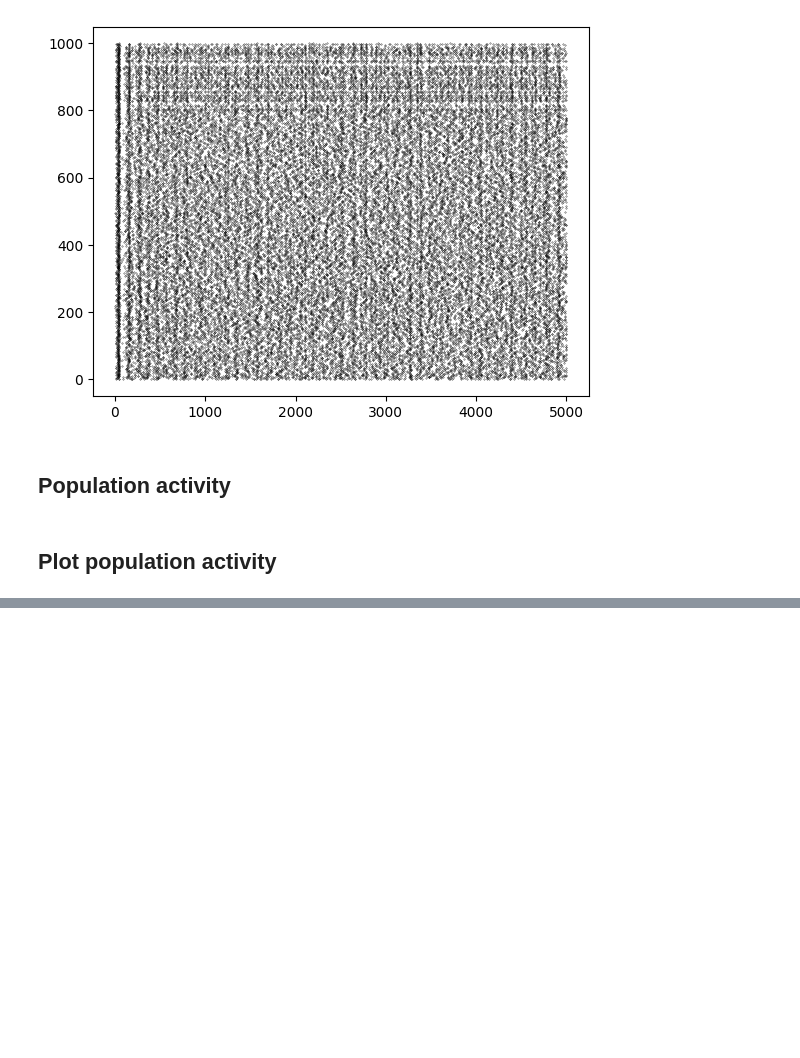
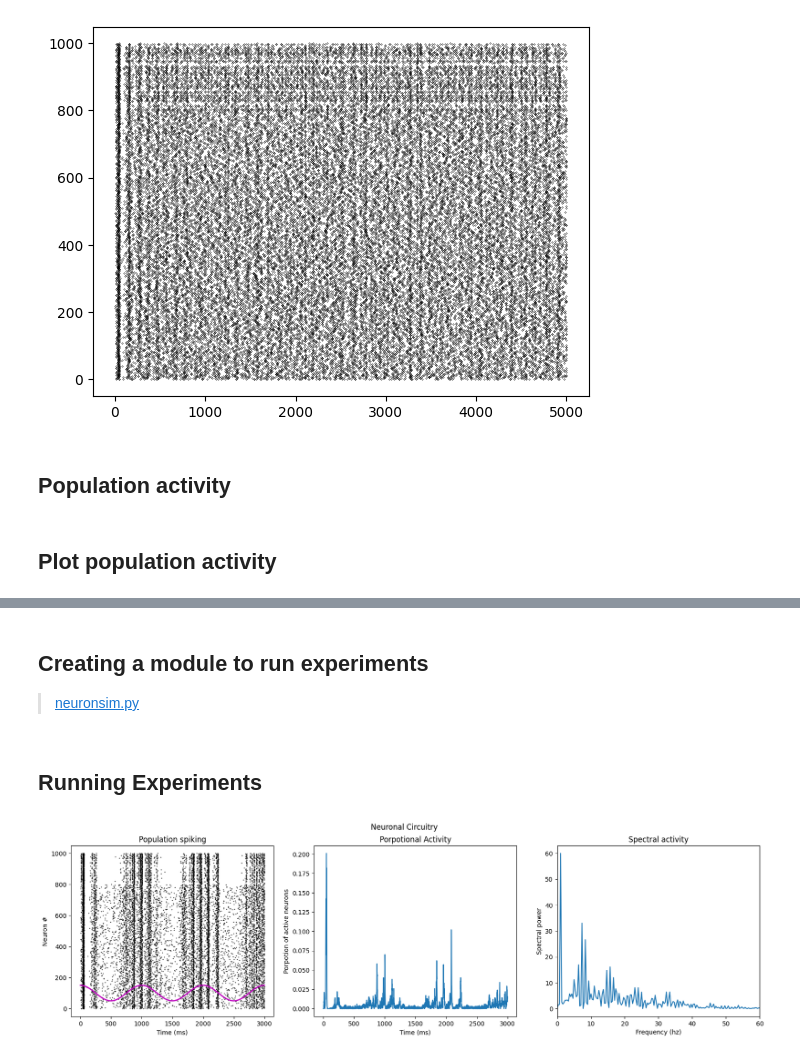
Before and after one commit to w-decker/brain-circuit-stim, a Jupyter notebook: main.ipynb, the cells around one changed output, grey strips where cells are left out. Saved outputs shown, nothing was run; the diff lists cells and outputs as text; code cells hidden in the pictures; blank space fills up the shorter version.

Commit message:
create module

```diff
--- a/main.ipynb
+++ b/main.ipynb
@@ -157,0 +159,20 @@ plt.show()
+# %% [markdown]
+## Creating a module to run experiments
+
+> [neuronsim.py](/neuronsim.py)
+# %% [markdown]
+## Running Experiments
+# %%
+# import the new module
+import neuronsim as ns
+
+# create your stimulation
+I = np.cos(np.linspace(0, 6*np.pi, 3000))
+
+# simulate stim on the circuit
+ans = ns.simCircuit(I)
+
+# plot
+ns.plotPopActivity(ans, I)
+# %% [output]
+[figure, added]
```
Also changed, not shown: parts of 1 cell of this notebook, 1 other file.
